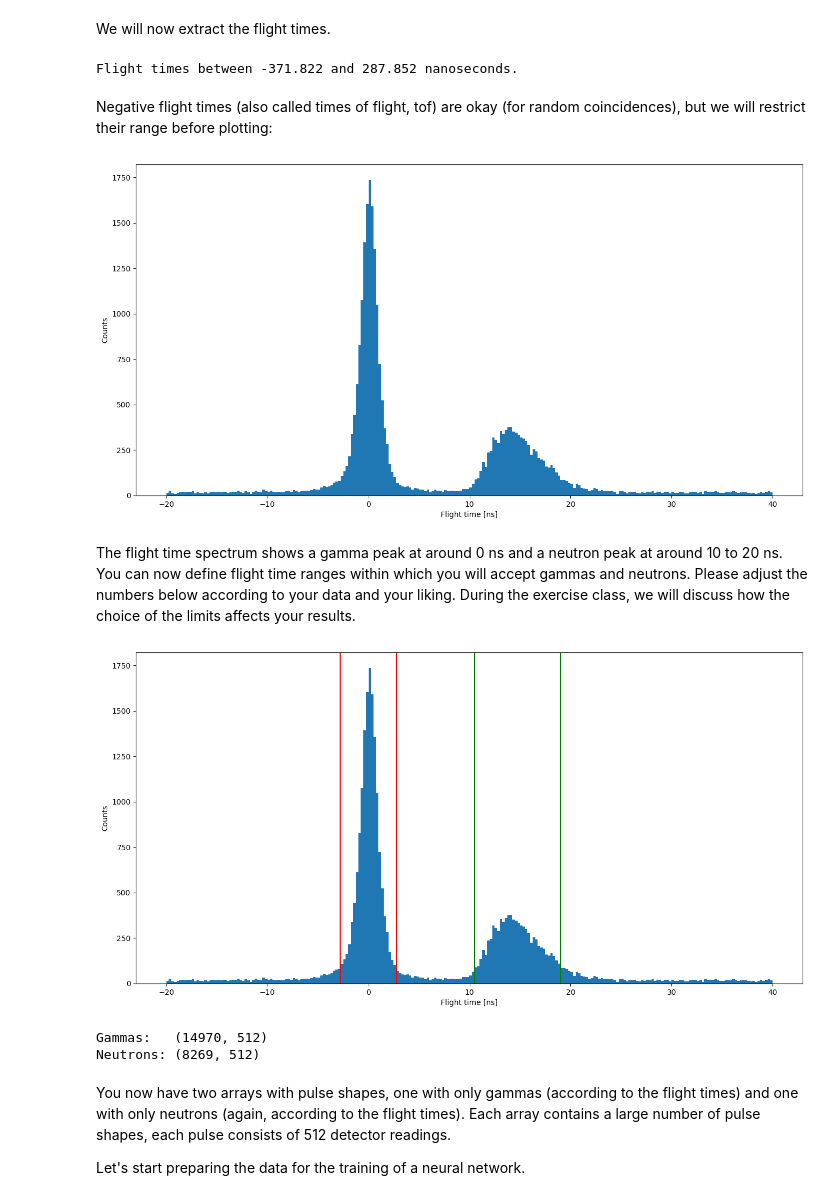
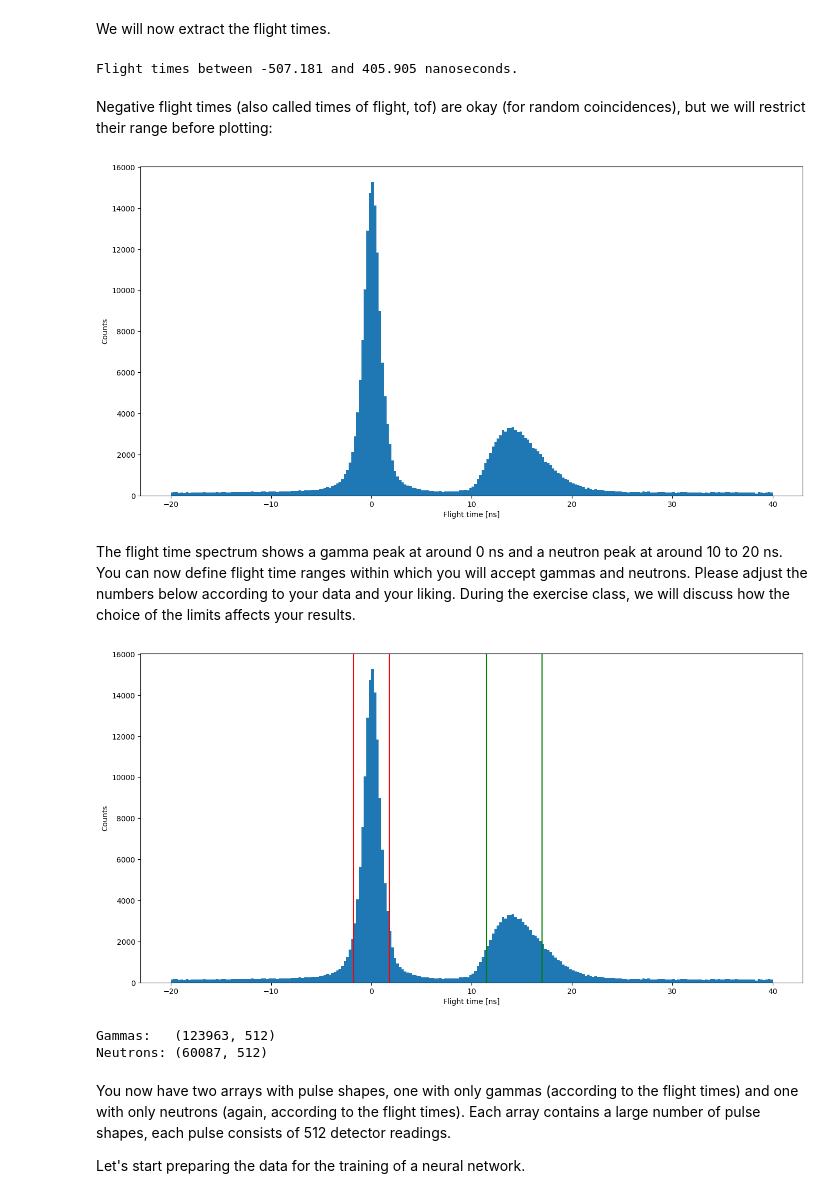
Before and after one commit to Abbta/adlfpae, a Jupyter notebook: Exercise_13_Pulse_Form_Discrimination.ipynb, the cells around one changed output. Drawn from its saved outputs; the diff is of its cells as text; code cells hidden in the pictures.

```diff
--- a/Exercise_13_Pulse_Form_Discrimination.ipynb
+++ b/Exercise_13_Pulse_Form_Discrimination.ipynb
@@ -38,7 +39,7 @@ import numpy as np
 import matplotlib.pyplot as plt
 from sklearn.preprocessing import StandardScaler as Scaler
 
-data_raw = np.load('/content/data_small.npy')
+data_raw = np.load('/content/data_medium.npy')
 
 # Check the size of the data file
 print(data_raw.shape)
@@ -75,7 +76,7 @@ We will now extract the flight times.
 times = data_raw[:,1]
 print('Flight times between', times.min(), 'and', times.max(), 'nanoseconds.')
 # %% [output]
-Flight times between -371.822 and 287.852 nanoseconds.
+Flight times between -507.181 and 405.905 nanoseconds.
 # %% [markdown]
 Negative flight times (also called times of flight, tof) are okay (for random coincidences), but we will restrict their range before plotting:
 # %%
@@ -89,32 +90,32 @@ ax.set_xlabel('Flight time [ns]')
 ax.set_ylabel('Counts')
 fig.show()
 # %% [output]
-[figure, old version]
+[figure, new version]
 # %% [markdown]
 The flight time spectrum shows a gamma peak at around 0 ns and a neutron peak at around 10 to 20 ns.
 You can now define flight time ranges within which you will accept gammas and neutrons. Please adjust the numbers below according to your data and your liking.
 During the exercise class, we will discuss how the choice of the limits affects your results.
 # %%
-gamma_min_tof =-2.8
-gamma_max_tof =2.8
-neutron_min_tof =10.5
-neutron_max_tof =19
+gamma_min_tof =-1.8
+gamma_max_tof =1.8
+neutron_min_tof =11.5
+neutron_max_tof =17
 
 min_tof = -20
 max_tof = 40
 times = times[(times>=min_tof) & (times<=max_tof)]
 # Now create a figure
 fig, ax  = plt.subplots(figsize=(16,8))
 ax.hist(times, bins=240)   # high resolution: 4 bins per nanosecond
 ax.set_xlabel('Flight time [ns]')
 ax.set_ylabel('Counts')
 ax.axvline(x=gamma_min_tof, color="r")
 ax.axvline(x=gamma_max_tof, color="r")
 ax.axvline(x=neutron_min_tof, color="g")
 ax.axvline(x=neutron_max_tof, color="g")
 fig.show()
 # %% [output]
-[figure, old version]
+[figure, new version]
 # %%
 
 
@@ -126,8 +127,8 @@ neutrondata = data_raw[(data_raw[:,1] >= neutron_min_tof) & (data_raw[:,1] <= ne
 neutronpulses = neutrondata[:,2:]
 print('Neutrons:', neutronpulses.shape)
 # %% [output]
-Gammas:   (14970, 512)
-Neutrons: (8269, 512)
+Gammas:   (123963, 512)
+Neutrons: (60087, 512)
 # %% [markdown]
 You now have two arrays with pulse shapes, one with only gammas (according to the flight times) and one with only neutrons (again, according to the flight times). Each array contains a large number of pulse shapes, each pulse consists of 512 detector readings.
 
```
Also changed, not shown: parts of 13 cells of this notebook.
